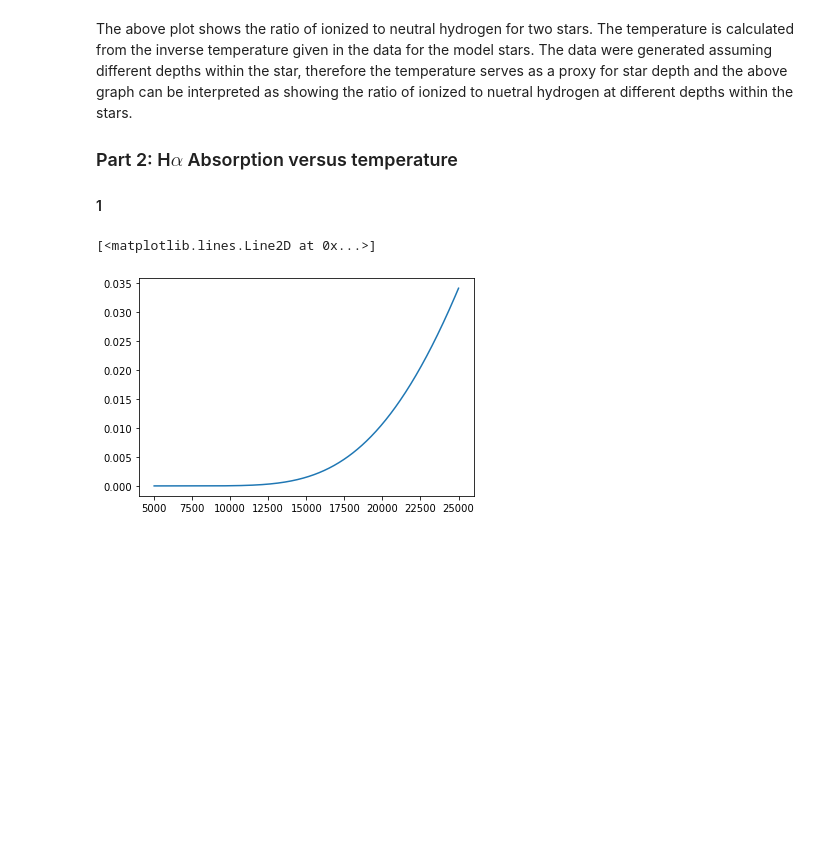
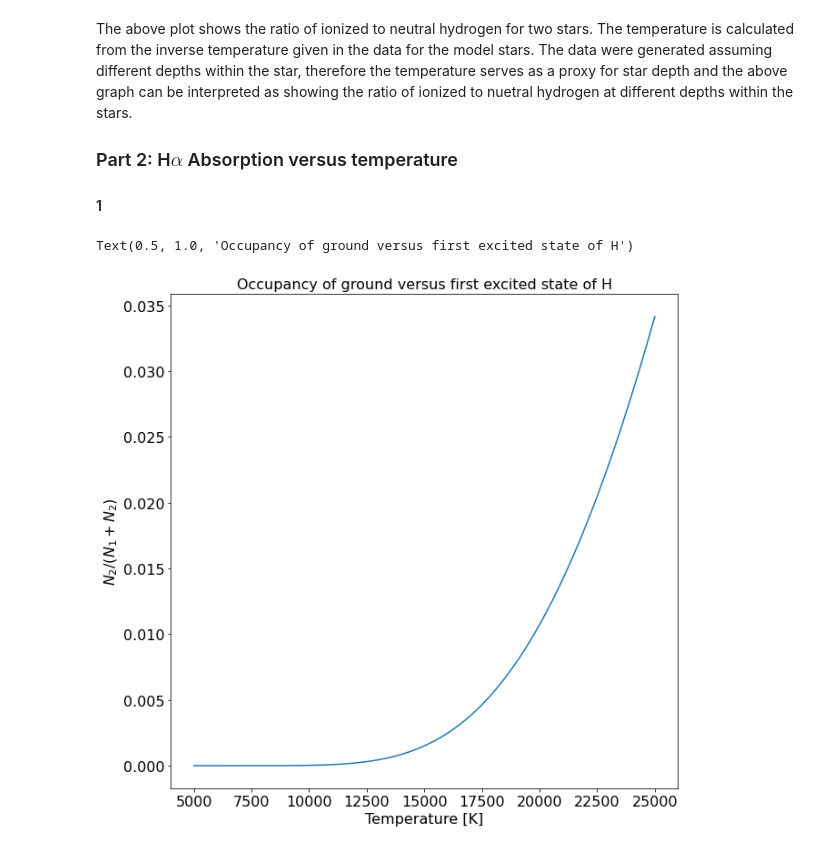
Before and after one commit to cmerrill11/astr-421, a Jupyter notebook: HW 2.ipynb, the cells around one changed output. Saved outputs shown, nothing was run; the diff lists cells and outputs as text; code cells hidden in the pictures; blank space fills up the shorter version.

```diff
--- a/HW 2.ipynb
+++ b/HW 2.ipynb
@@ -76,17 +76,23 @@ The above plot shows the ratio of ionized to neutral hydrogen for two stars. The
 
 #### 1
 # %%
-k = 1.38e-23
+k = 1.380648523e-23
 def boltz(g, E, T):
     """
     E should be given in units of joules
     """
     return g*np.exp(-E/(k*T))
 
-t = np.linspace(5000, 25000, 1000)
+t = np.linspace(5000, 25000, 20000)
 ratio = boltz(8, -3.4*1.6e-19, t)/(boltz(8, -3.4*1.6e-19, t)
                                    + boltz(2, -13.6*1.6e-19, t))
-plt.plot(t, ratio)
+
+fig, ax = plt.subplots(1, 1, figsize = (10,10))
+plt.tick_params(labelsize = 16)
+ax.plot(t, ratio)
+ax.set_xlabel("Temperature [K]", fontsize = 16)
+ax.set_ylabel("$N_2/(N_1+N_2)$", fontsize = 16)
+ax.set_title("Occupancy of ground versus first excited state of H", fontsize = 16)
 # %% [output]
-[<matplotlib.lines.Line2D at 0x...>]
+Text(0.5, 1.0, 'Occupancy of ground versus first excited state of H')
-[figure, old version]
+[figure, new version]
```
Also changed, not shown: parts of 6 cells of this notebook.
